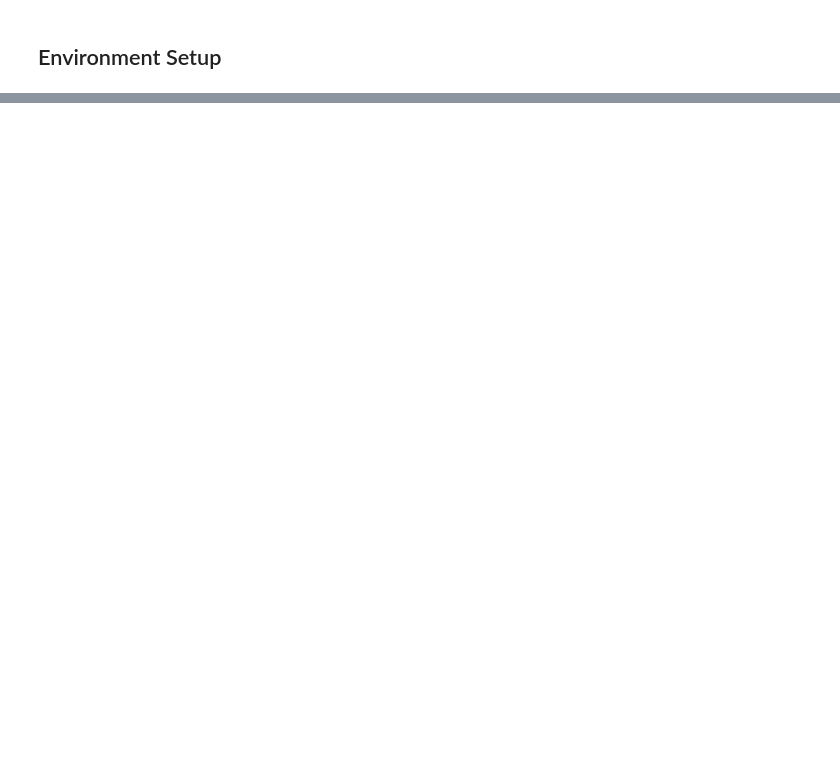
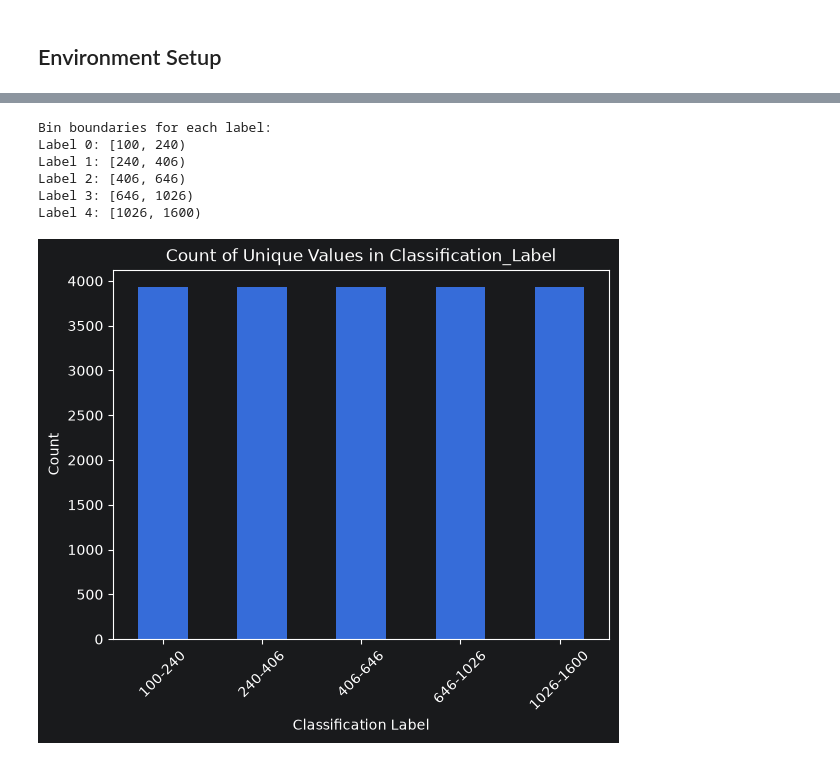
Before and after one commit to fundthmcalculus/grad-school, a Jupyter notebook: CS6101/Phillips_Project_Final.ipynb, the cells around one changed output, grey strips where cells are left out. Drawn from its saved outputs; the diff is of its cells as text; code cells hidden in the pictures; blank space fills up the shorter version.

```diff
--- a/CS6101/Phillips_Project_Final.ipynb
+++ b/CS6101/Phillips_Project_Final.ipynb
@@ -267,0 +158,29 @@ print("✅ Public checks passed.")
+# %%
+bins, labels = pd.qcut(data['Regression_Label'], q=5, retbins=True)
+rounded_labels = np.rint(labels).astype(int)
+bin_labels = [f"{rounded_labels[i]}-{rounded_labels[i + 1]}" for i in range(len(rounded_labels) - 1)]
+
+print("Bin boundaries for each label:")
+for i in range(len(labels) - 1):
+    print(f"Label {i}: [{rounded_labels[i]}, {rounded_labels[i + 1]})")
+
+data['Classification_Label'] = pd.qcut(data['Regression_Label'], q=5, labels=bin_labels)
+
+#If you wrote the code above correctly, running the following block should generate a histogram of your discrete label.
+#Do not change the code in this block.
+
+data["Classification_Label"].value_counts().plot(kind='bar')
+
+plt.xlabel("Classification Label")
+plt.ylabel("Count")
+plt.title("Count of Unique Values in Classification_Label")
+plt.xticks(rotation=45)
+plt.show()
+# %% [output]
+Bin boundaries for each label:
+Label 0: [100, 240)
+Label 1: [240, 406)
+Label 2: [406, 646)
+Label 3: [646, 1026)
+Label 4: [1026, 1600)
+[figure, added]
```
Also changed, not shown: parts of 43 cells of this notebook.
